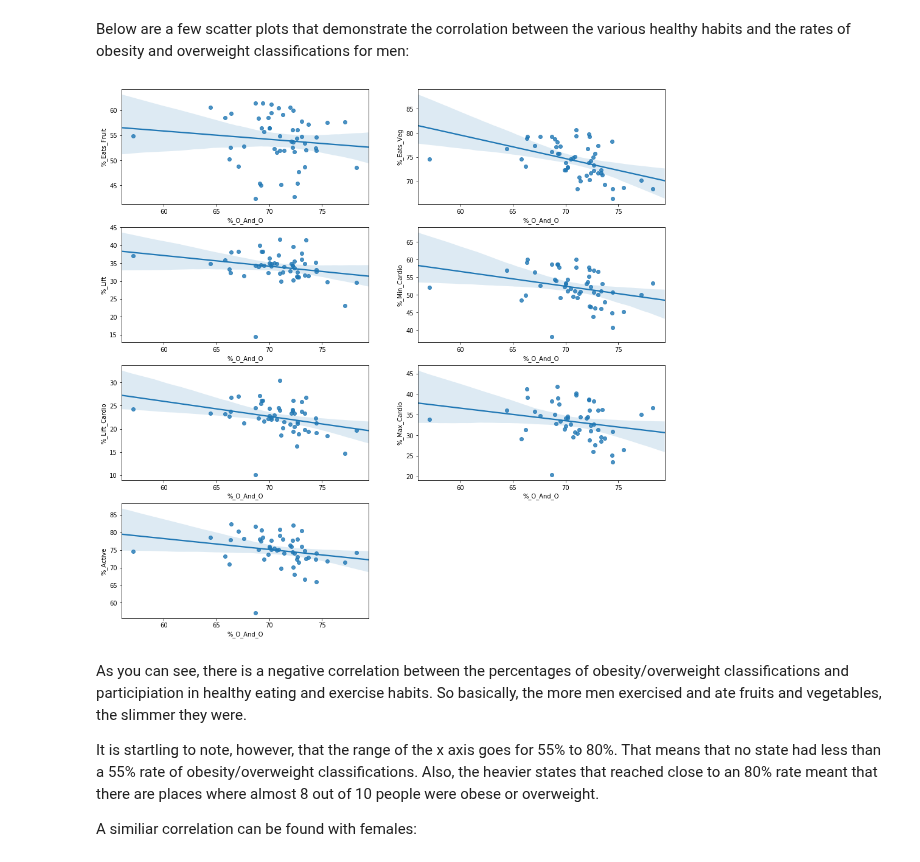
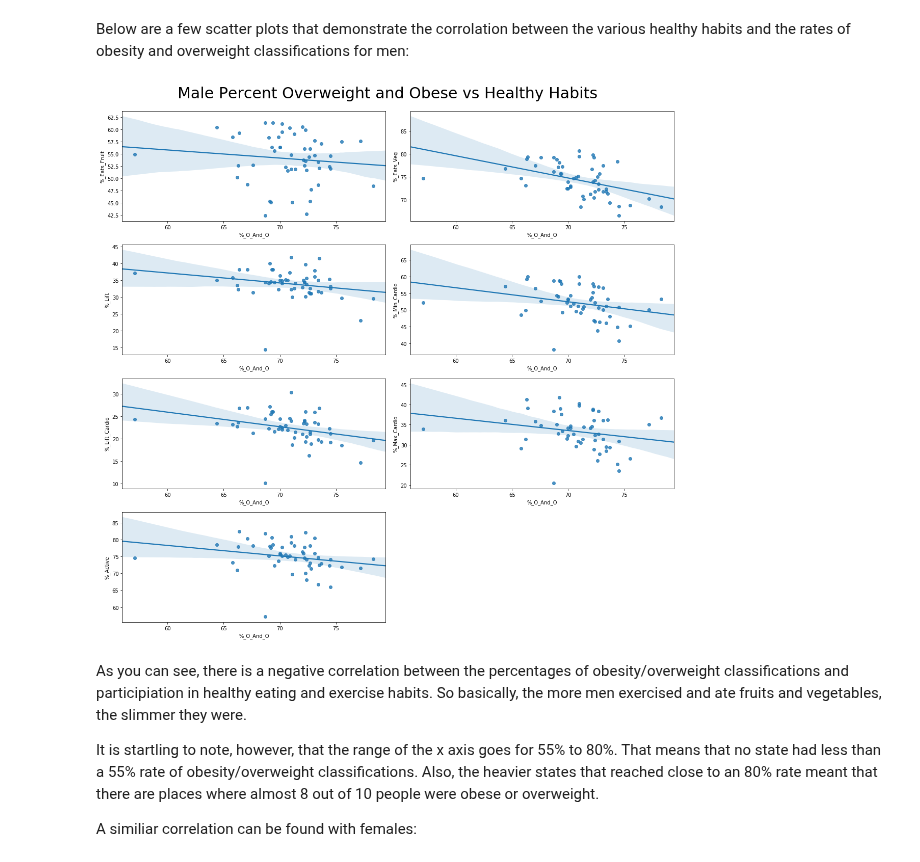
Before and after one commit to VincentG123/ThinkfulBootcamp, a Jupyter notebook: Capstone_1_Health_Fitness.ipynb, the cells around one changed output. Cells and saved outputs as stored; diff of their text form; code cells hidden in the pictures.

```diff
--- a/Capstone_1_Health_Fitness.ipynb
+++ b/Capstone_1_Health_Fitness.ipynb
@@ -41,19 +47,21 @@ male_df = create_df('Gender','Male')
 # %%
 plot_y = ['%_Eats_Fruit', '%_Eats_Veg', '%_Lift',
        '%_Min_Cardio', '%_Lift_Cardio', '%_Max_Cardio', '%_Active']
-def create_plots(data_frame, weight_class):
+def create_plots(data_frame, weight_class, title):
     fig = plt.figure(figsize= (16,16))
     for num, col in enumerate(plot_y, start =1):
         fig.add_subplot(4,2,num)
         sns.regplot(x=data_frame[weight_class] , y=data_frame[col])
+    fig.suptitle(title, fontsize=30)
+    fig.tight_layout(rect=[0, 0.03, 1, 0.95])
     plt.show()
 # %% [markdown]
 Below are a few scatter plots that demonstrate the corrolation between the various healthy habits and the rates of obesity and overweight classifications for men:
 # %%
-create_plots(male_df, '%_O_And_O')
+create_plots(male_df, '%_O_And_O', 'Male Percent Overweight and Obese vs Healthy Habits')
 plt.show()
 # %% [output]
-[figure, old version]
+[figure, new version]
 # %% [markdown]
 As you can see, there is a negative correlation between the percentages of obesity/overweight classifications and participiation in healthy eating and exercise habits. So basically, the more men exercised and ate fruits and vegetables, the slimmer they were.
 
```
Also changed, not shown: parts of 11 cells of this notebook.
